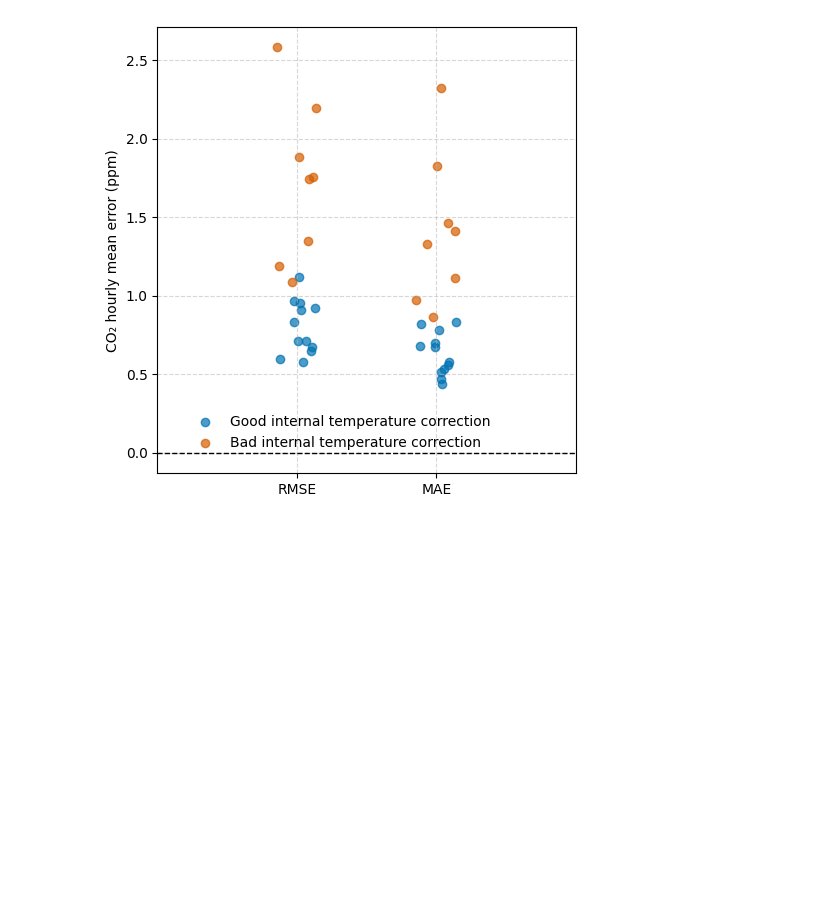
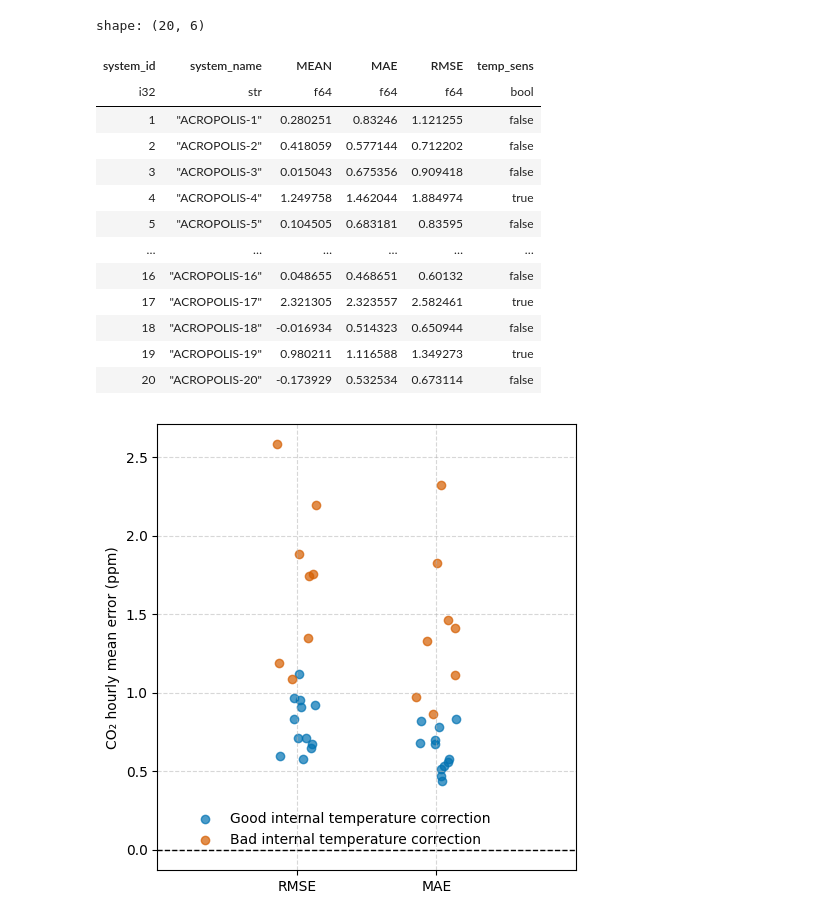
Before and after one commit to tum-esm/ACROPOLIS-data-processing, a Jupyter notebook: notebooks/side_by_side/02_performance_evaluation.ipynb, the cells around one changed output. Cells and saved outputs as stored; diff of their text form; code cells hidden in the pictures; blank space fills up the shorter version.

```diff
--- a/notebooks/side_by_side/02_performance_evaluation.ipynb
+++ b/notebooks/side_by_side/02_performance_evaluation.ipynb
@@ -60,4 +60,21 @@ fig = px.scatter(df_daily_mean, x="date", y="daily_mean", color = "system_name")
 fig.show()
 fig = px.scatter(df_daily_mean, x="date", y="daily_median", color = "system_name")
 fig.show()
+# %%
+df_sbs
+# %% [output]
+shape: (20, 6)
+| system_id | system_name | MEAN | MAE | RMSE | temp_sens |
+| i32 | str | f64 | f64 | f64 | bool |
+| 1 | "ACROPOLIS-1" | 0.280251 | 0.83246 | 1.121255 | false |
+| 2 | "ACROPOLIS-2" | 0.418059 | 0.577144 | 0.712202 | false |
+| 3 | "ACROPOLIS-3" | 0.015043 | 0.675356 | 0.909418 | false |
+| 4 | "ACROPOLIS-4" | 1.249758 | 1.462044 | 1.884974 | true |
+| 5 | "ACROPOLIS-5" | 0.104505 | 0.683181 | 0.83595 | false |
+| … | … | … | … | … | … |
+| 16 | "ACROPOLIS-16" | 0.048655 | 0.468651 | 0.60132 | false |
+| 17 | "ACROPOLIS-17" | 2.321305 | 2.323557 | 2.582461 | true |
+| 18 | "ACROPOLIS-18" | -0.016934 | 0.514323 | 0.650944 | false |
+| 19 | "ACROPOLIS-19" | 0.980211 | 1.116588 | 1.349273 | true |
+| 20 | "ACROPOLIS-20" | -0.173929 | 0.532534 | 0.673114 | false |
 # %%
```
Also changed, not shown: parts of 3 cells of this notebook.
